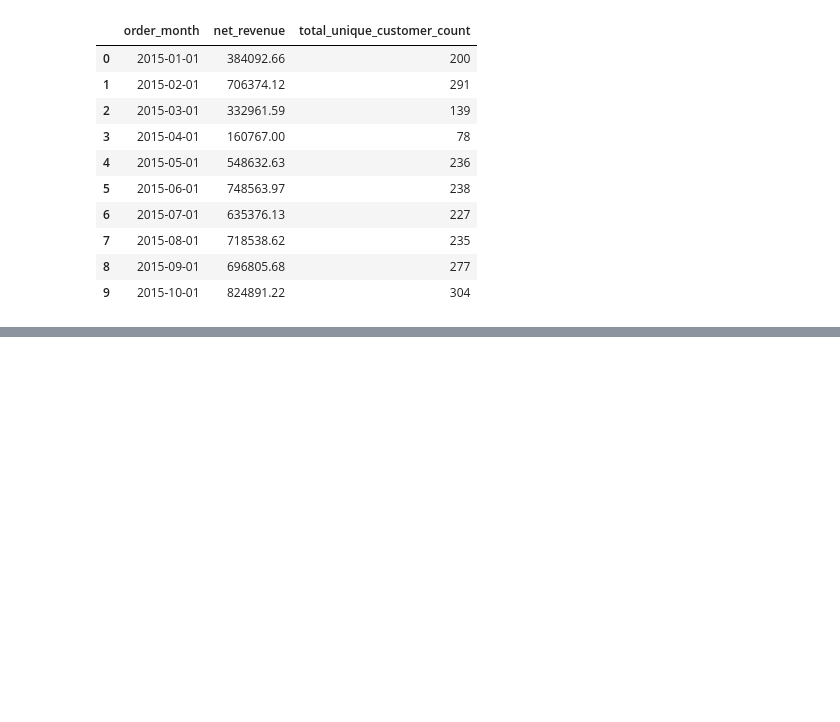
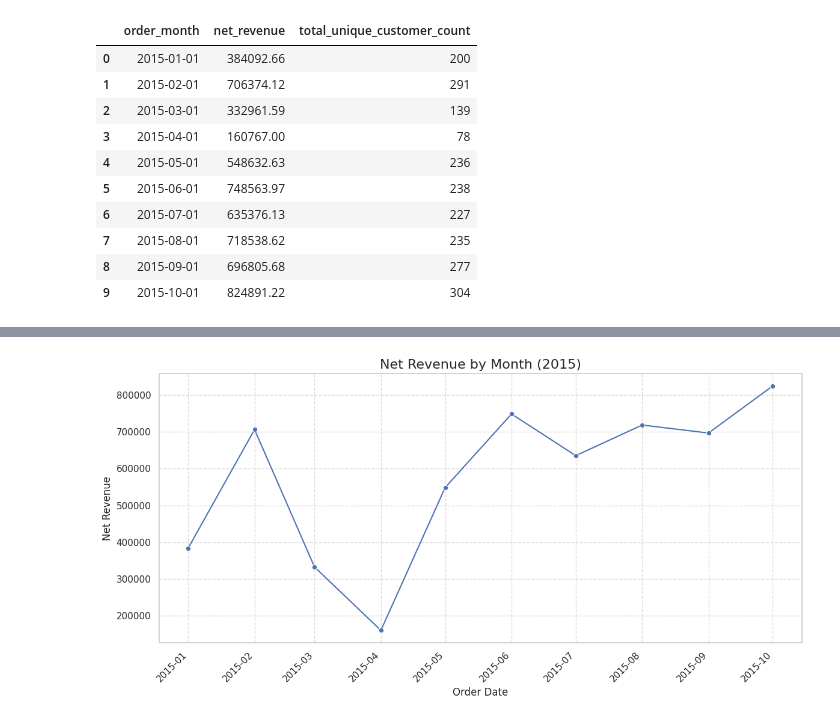
Before and after one commit to C0deB3ast/Data_analysis_work, a Jupyter notebook: Resources/Blank_SQL_Notebook.ipynb, the cells around one changed output, grey strips where cells are left out. Drawn from its saved outputs; the diff is of its cells as text; code cells hidden in the pictures; blank space fills up the shorter version.

```diff
--- a/Resources/Blank_SQL_Notebook.ipynb
+++ b/Resources/Blank_SQL_Notebook.ipynb
@@ -673,0 +717,42 @@ Limit 10;
+# %%
+import pandas as pd
+import matplotlib.pyplot as plt
+import seaborn as sns
+import io
+
+# Data provided by the user
+data = """
+index,order_year,order_month,net_revenue
+0,2015,1,384092.65906625934
+1,2015,2,706374.1221507218
+2,2015,3,332961.5897278443
+3,2015,4,160766.99699551737
+4,2015,5,548632.6314952438
+5,2015,6,748563.970960415
+6,2015,7,635376.1291470119
+7,2015,8,718538.6155863655
+8,2015,9,696805.679485019
+9,2015,10,824891.2246410068
+"""
+
+df_revenue_by_month = pd.read_csv(io.StringIO(data))
+
+# Combine 'order_year' and 'order_month' to create a datetime column
+df_revenue_by_month['order_date'] = pd.to_datetime(df_revenue_by_month['order_year'].astype(str) + '-' + df_revenue_by_month['order_month'].astype(str))
+
+# Set the visual style
+sns.set_theme(style="whitegrid")
+
+# Create the line plot
+plt.figure(figsize=(12, 6))
+sns.lineplot(x='order_date', y='net_revenue', data=df_revenue_by_month, marker='o')
+
+plt.title('Net Revenue by Month (2015)', fontsize=16)
+plt.xlabel('Order Date', fontsize=12)
+plt.ylabel('Net Revenue', fontsize=12)
+plt.xticks(rotation=45, ha='right')
+plt.grid(True, linestyle='--', alpha=0.7)
+plt.tight_layout()
+plt.show()
+# %% [output]
+[figure, added]
```
Also changed, not shown: parts of 5 cells of this notebook.
